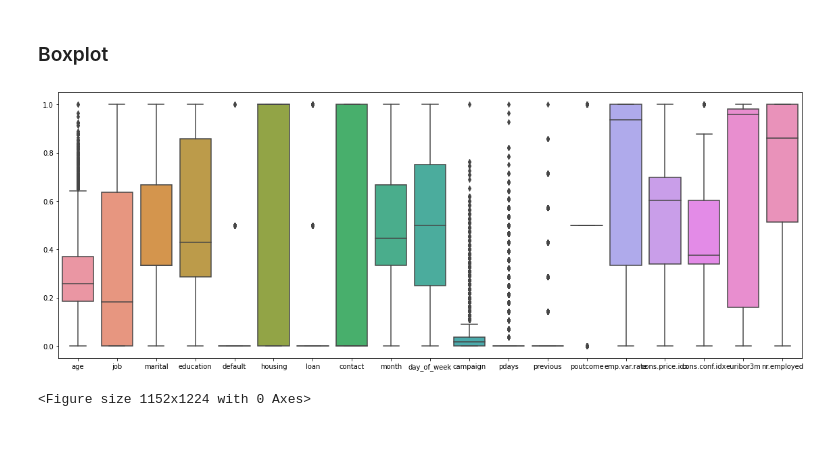
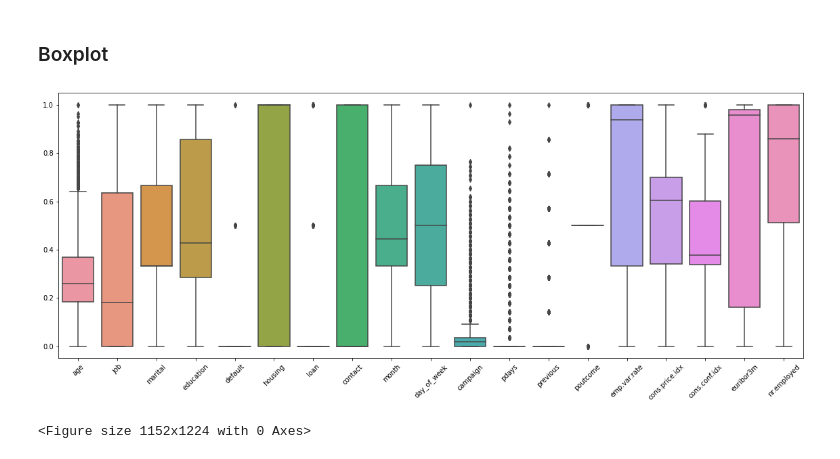
Before and after one commit to tomiambro/ap_automatico, a Jupyter notebook: tp1v2.ipynb, the cells around one changed output. Saved outputs shown, nothing was run; the diff lists cells and outputs as text; code cells hidden in the pictures.

```diff
--- a/tp1v2.ipynb
+++ b/tp1v2.ipynb
@@ -172,16 +204,17 @@ plt.tight_layout()
 # %%
 scal = MinMaxScaler()
 df_normal = scal.fit_transform(df.drop('y', axis=1))
 cols = df.columns
 cols = cols.drop('y')
 df_normal = pd.DataFrame(df_normal, columns=cols)
 
 plt.figure(figsize=(16,6))
 sns.boxplot(data=df_normal)
 plt.tight_layout()
+plt.xticks(rotation=45)
 plt.show()
 # %% [output]
-[figure, old version]
+[figure, new version]
 # %%
 plt.figure(figsize=(16,17))
 g = sns.pairplot(data=df.drop(cat_cols, axis=1).sample(frac=0.1, random_state=42), hue='y', palette='Set2', height=1.5)
```
Also changed, not shown: parts of 21 cells of this notebook.
